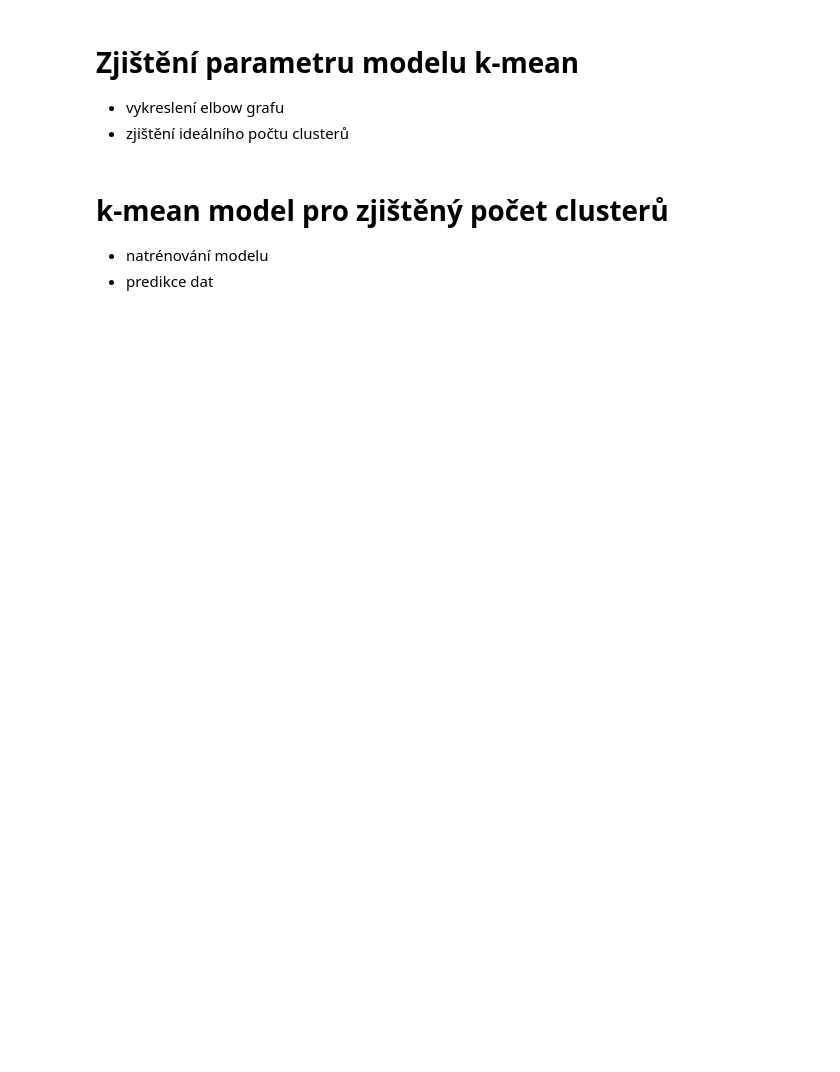
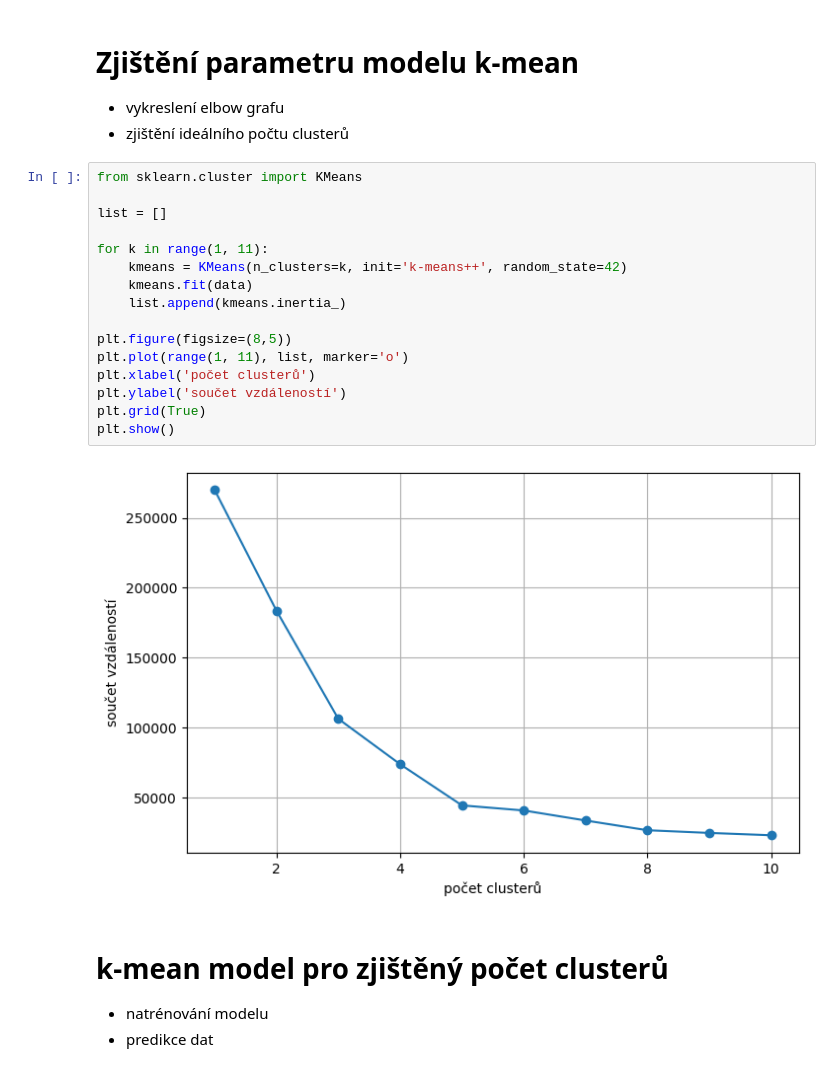
Before and after one commit to University-of-Pardubice/bmlai-cviceni-per5ect, a Jupyter notebook: 05_Klasifikace/05_D_ukol_kmean.ipynb, the cells around one changed output. Saved outputs shown, nothing was run; the diff lists cells and outputs as text; blank space fills up the shorter version.

```diff
--- a/05_Klasifikace/05_D_ukol_kmean.ipynb
+++ b/05_Klasifikace/05_D_ukol_kmean.ipynb
@@ -97,6 +118,24 @@ data=data.dropna()
 # Zjištění parametru modelu k-mean
 - vykreslení elbow grafu
 - zjištění ideálního počtu clusterů
+# %%
+from sklearn.cluster import KMeans
+
+list = []
+
+for k in range(1, 11):
+    kmeans = KMeans(n_clusters=k, init='k-means++', random_state=42)
+    kmeans.fit(data)
+    list.append(kmeans.inertia_)
+
+plt.figure(figsize=(8,5))
+plt.plot(range(1, 11), list, marker='o')
+plt.xlabel('počet clusterů')
+plt.ylabel('součet vzdáleností')
+plt.grid(True)
+plt.show()
+# %% [output]
+[figure, added]
 # %% [markdown]
 # k-mean model pro zjištěný počet clusterů
 - natrénování modelu
```
Also changed, not shown: parts of 10 cells of this notebook.
